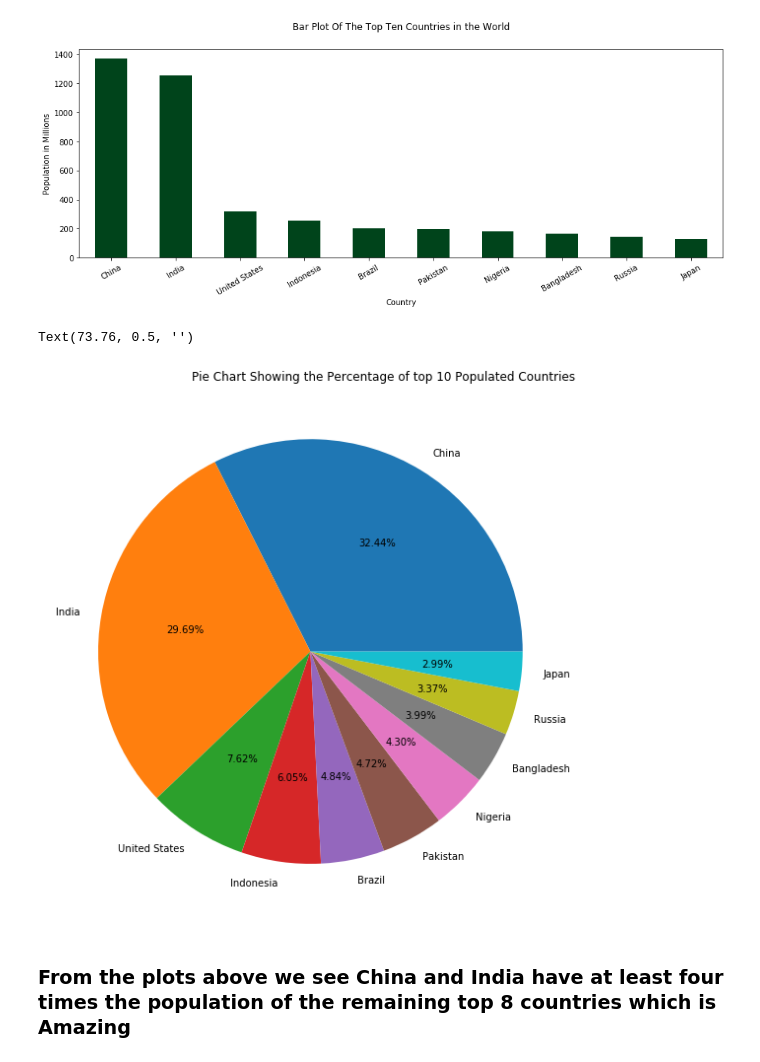
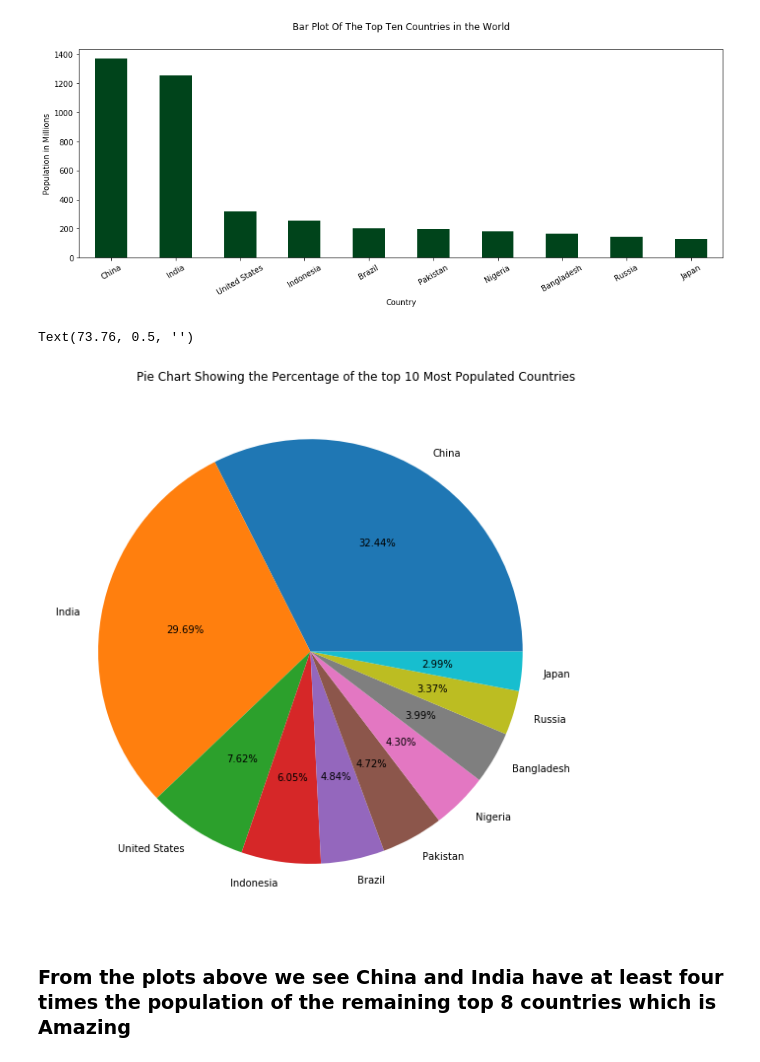
Before and after one commit to Uchencho/Population-Analysis-Using-SQL, a Jupyter notebook: Population Analysis Using SQL.ipynb, the cells around one changed output. Drawn from its saved outputs; the diff is of its cells as text; code cells hidden in the pictures.

Commit message:
Editied the title of some plots

```diff
--- a/Population Analysis Using SQL.ipynb
+++ b/Population Analysis Using SQL.ipynb
@@ -163,17 +163,17 @@ Text(0.5, 1.07, 'Bar Plot Of The Top Ten Countries in the World')
 # %%
 top_10_populated_countries[['name', 'ppm']].plot(kind = 'pie',
                                             y = 'ppm',
                                             autopct = '%.2f%%',
                                             figsize = (8,8),
                                             legend = False,
                                             labels= ['China','India','United States','Indonesia','Brazil','Pakistan','Nigeria','Bangladesh','Russia','Japan']
                                                 )
-plt.title('Pie Chart Showing the Percentage of top 10 Populated Countries', loc = 'right')
+plt.title('Pie Chart Showing the Percentage of the top 10 Most Populated Countries', loc = 'right')
 plt.tight_layout()
 plt.ylabel('')
 # %% [output]
 Text(73.76, 0.5, '')
-[figure, old version]
+[figure, new version]
 # %% [markdown]
 ### From the plots above we see China and India have at least four times the population of the remaining top 8 countries which is Amazing
 # %%
```
Also changed, not shown: parts of 2 cells of this notebook.
